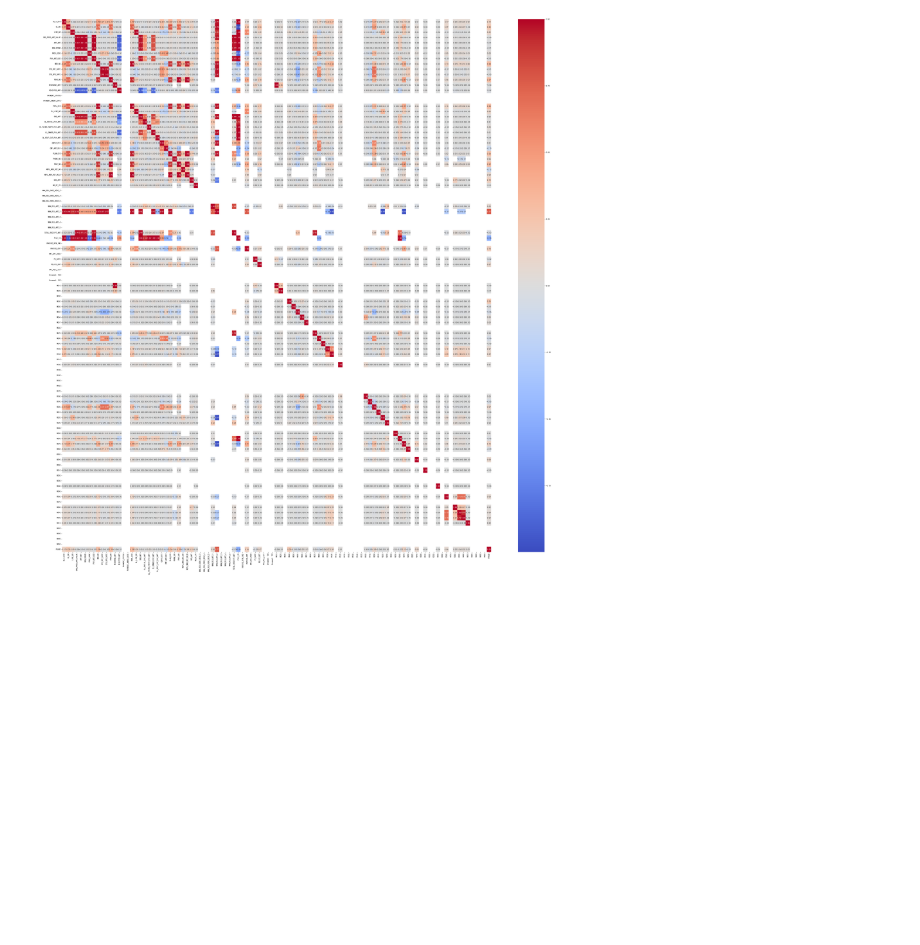
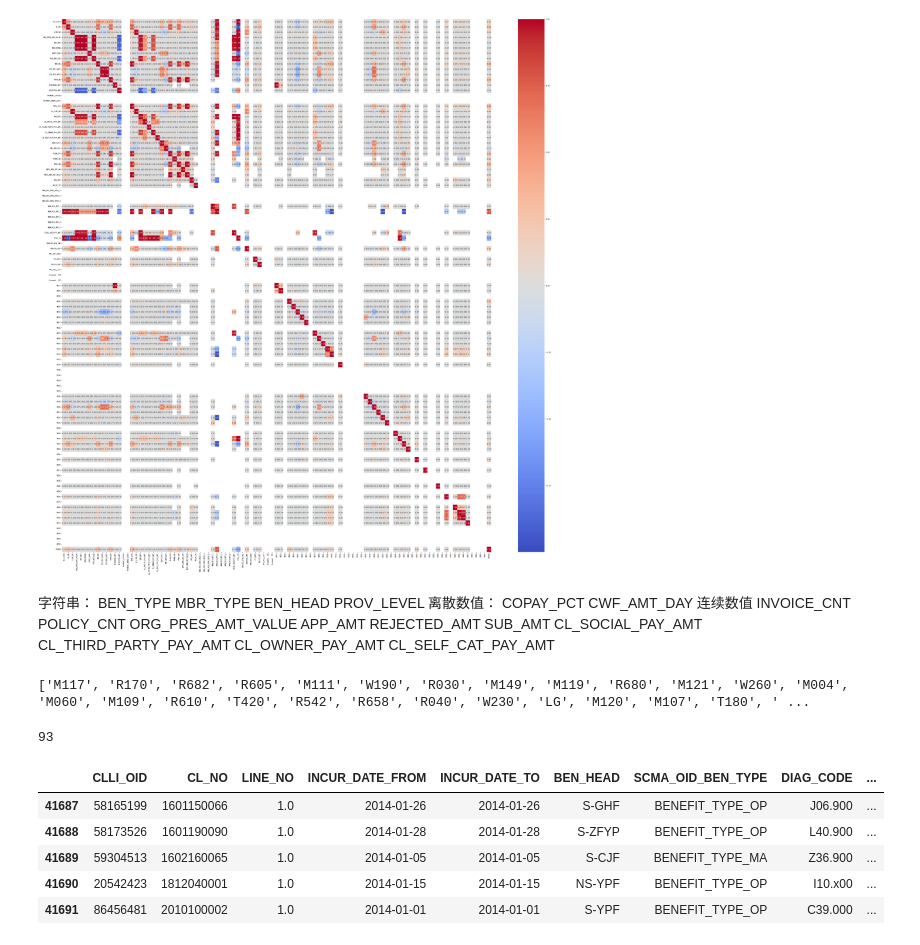
Before and after one commit to Heliumeow/InsuranceClaimClassificationProject, a Jupyter notebook: datawash.ipynb, the cells around one changed output. Cells and saved outputs as stored; diff of their text form; code cells hidden in the pictures; blank space fills up the shorter version.

```diff
--- a/datawash.ipynb
+++ b/datawash.ipynb
@@ -658,3 +661,69 @@ sns.heatmap(corrmat, cmap='coolwarm', annot=True, fmt='.2f')
 # %% [output]
 <Axes: >
 [figure]
+# %% [markdown]
+字符串：
+BEN_TYPE
+MBR_TYPE
+BEN_HEAD
+PROV_LEVEL
+离散数值：
+COPAY_PCT
+CWF_AMT_DAY
+连续数值
+INVOICE_CNT
+POLICY_CNT
+ORG_PRES_AMT_VALUE
+APP_AMT
+REJECTED_AMT
+SUB_AMT
+CL_SOCIAL_PAY_AMT
+CL_THIRD_PARTY_PAY_AMT
+CL_OWNER_PAY_AMT
+CL_SELF_CAT_PAY_AMT
+# %%
+CODES_col=df['CODES']
+# CODES列的值是一个字符串，包含多个代码，用逗号分隔
+# 需要将其拆分成多个列
+# 获取所有不同的代码
+code_sets = set()
+for codes in CODES_col:
+    # 如果代码不是字符串
+    if not isinstance(codes, str):
+        continue
+    # 转换成字符串
+    codes = str(codes)
+    codes = codes.split(',')
+    for code in codes:
+        code=code.strip()
+        code_sets.add(code)
+# 将集合转换为列表
+code_list = list(code_sets)
+print(code_list)
+# %% [output]
+['M117', 'R170', 'R682', 'R605', 'M111', 'W190', 'R030', 'M149', 'M119', 'R680', 'M121', 'W260', 'M004', 'M060', 'M109', 'R610', 'T420', 'R542', 'R658', 'R040', 'W230', 'LG', 'M120', 'M107', 'T180', ' ...
+# %%
+print(len(code_list))
+# %% [output]
+93
+# %%
+
+# 对于每个code，在df里插入列并赋值
+for code in code_list:
+    if code not in df.columns:
+        df.insert(df.shape[1],code,0)
+    for i in range(len(df['CODES'])):
+        codes=df.loc[i,'CODES']
+        codes=str(codes)
+        if code in codes:
+            df.loc[i,code]=1
+# %%
+# 查看最后五个
+df.tail()
+# %% [output]
+|  | CLLI_OID | CL_NO | LINE_NO | INCUR_DATE_FROM | INCUR_DATE_TO | BEN_HEAD | SCMA_OID_BEN_TYPE | DIAG_CODE | ... |
+| 41687 | 58165199 | 1601150066 | 1.0 | 2014-01-26 | 2014-01-26 | S-GHF | BENEFIT_TYPE_OP | J06.900 | ... |
+| 41688 | 58173526 | 1601190090 | 1.0 | 2014-01-28 | 2014-01-28 | S-ZFYP | BENEFIT_TYPE_OP | L40.900 | ... |
+| 41689 | 59304513 | 1602160065 | 1.0 | 2014-01-05 | 2014-01-05 | S-CJF | BENEFIT_TYPE_MA | Z36.900 | ... |
+| 41690 | 20542423 | 1812040001 | 1.0 | 2014-01-15 | 2014-01-15 | NS-YPF | BENEFIT_TYPE_OP | I10.x00 | ... |
+| 41691 | 86456481 | 2010100002 | 1.0 | 2014-01-01 | 2014-01-01 | S-YPF | BENEFIT_TYPE_OP | C39.000 | ... |
```
Also changed, not shown: parts of 2 cells of this notebook.
